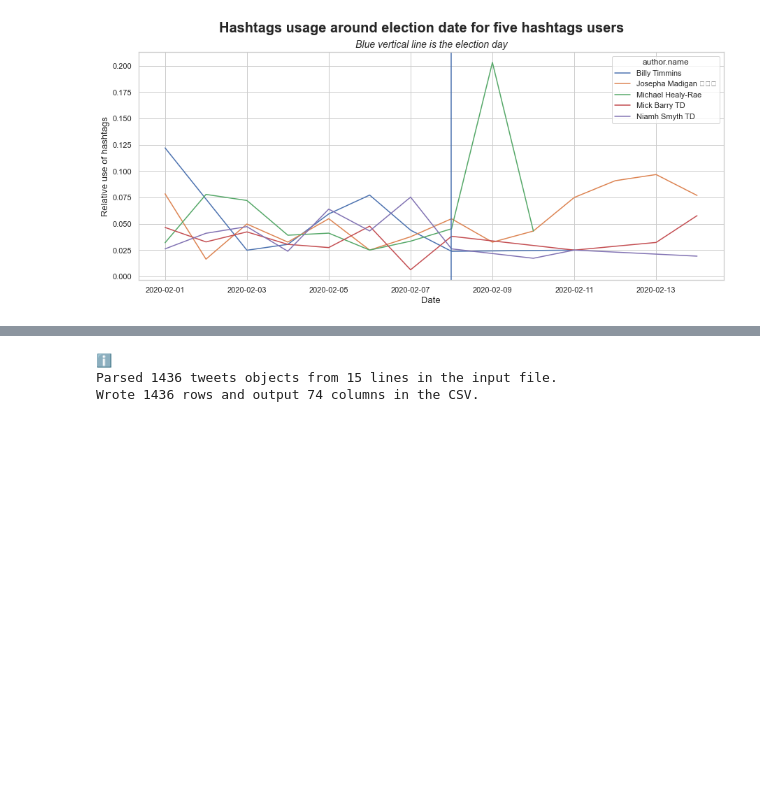
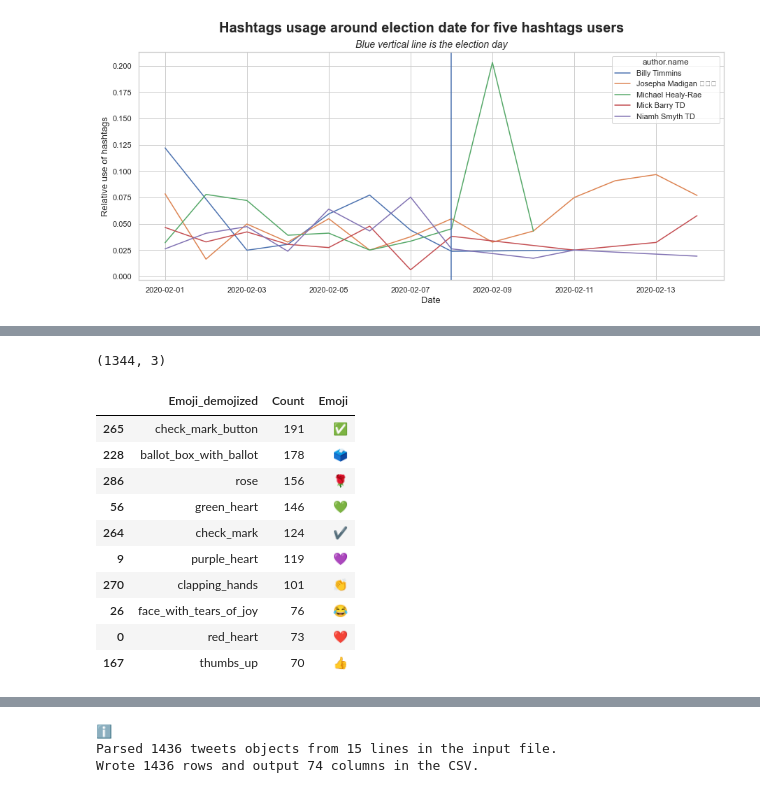
Before and after one commit to andresvBSE/TM-Twitter-PSET2, a Jupyter notebook: PST2.ipynb, the cells around one changed output, grey strips where cells are left out. Cells and saved outputs as stored; diff of their text form; code cells hidden in the pictures; blank space fills up the shorter version.

```diff
--- a/PST2.ipynb
+++ b/PST2.ipynb
@@ -178 +180,5 @@ plt.ylabel("Relative use of hashtags").set_fontsize('13')
 Can you select the top used emojis in your data? Similarly, create a code that takes the tweets’ text as input and transforms it to a demojized text column. Importantly, emojis need to be converted to the text that matches your specific language.
+# %%
+# First define a function to extract the emojis using the emoji module
+def extract_emojis(text):
+  return ''.join(emj for emj in text if emj in emoji.UNICODE_EMOJI['en'])
@@ -178,0 +203,29 @@ Can you select the top used emojis in your data? Similarly, create a code that t
+# %%
+# We will remove the NaNs
+emoji_df.dropna(inplace=True)
+print(emoji_df.shape)
+
+# Create a dataframe with the emojis and its frequency
+emoji_top = emoji_df['demojized_text']
+emoji_top = sum([re.findall(':(.+?):', i) for i in emoji_top], [])
+emoji_top = pd.DataFrame([(i,emoji_top.count(i)) for i in set(emoji_top)])
+emoji_top.head()
+
+# Create the dataframe with the top 10 by frequency
+top_emojis = emoji_top.rename(columns={0: 'Emoji_demojized', 1:'Count'}).sort_values('Count', ascending = False)
+top_emojisplot = top_emojis.head(10)
+top_emojisplot['Emoji'] = [emoji.emojize(':'+i+':') for i in top_emojisplot['Emoji_demojized']]
+top_emojisplot
+# %% [output]
+(1344, 3)
+|  | Emoji_demojized | Count | Emoji |
+| 265 | check_mark_button | 191 | ✅ |
+| 228 | ballot_box_with_ballot | 178 | 🗳️ |
+| 286 | rose | 156 | 🌹 |
+| 56 | green_heart | 146 | 💚 |
+| 264 | check_mark | 124 | ✔️ |
+| 9 | purple_heart | 119 | 💜 |
+| 270 | clapping_hands | 101 | 👏 |
+| 26 | face_with_tears_of_joy | 76 | 😂 |
+| 0 | red_heart | 73 | ❤️ |
+| 167 | thumbs_up | 70 | 👍 |
```
Also changed, not shown: parts of 16 cells of this notebook.
